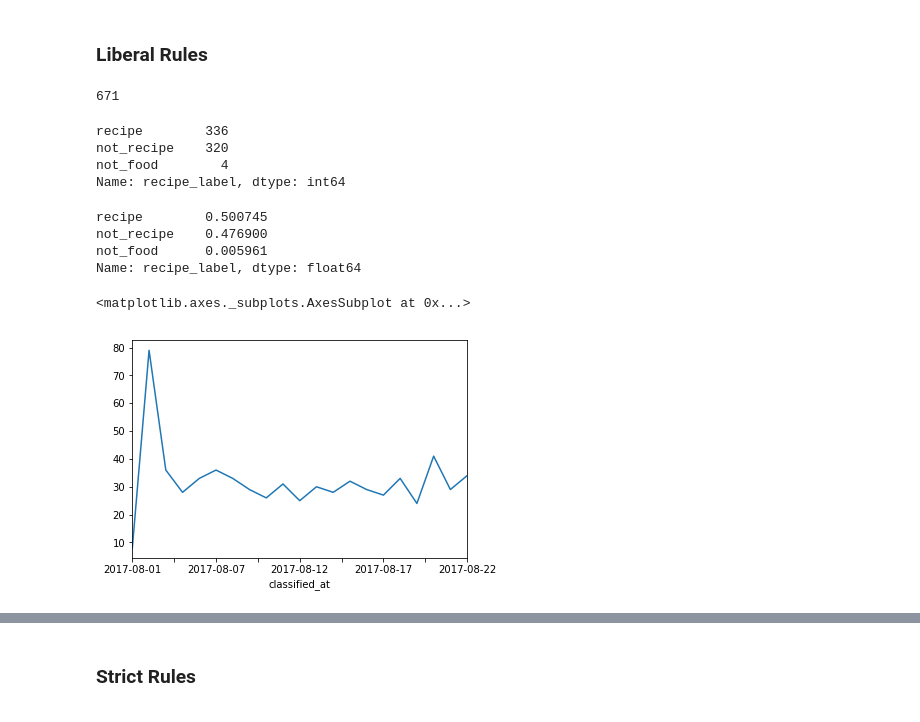
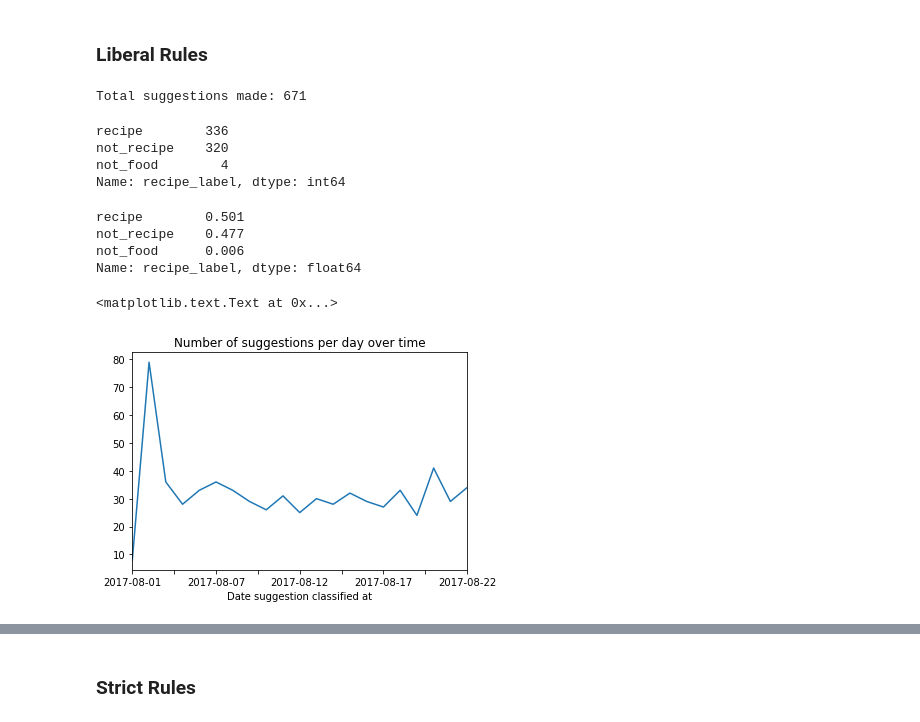
Before and after one commit to OisinB/notebooks, a Jupyter notebook: Autodraft Stats.ipynb, the cells around one changed output, grey strips where cells are left out. Drawn from its saved outputs; the diff is of its cells as text; code cells hidden in the pictures.

```diff
--- a/Autodraft Stats.ipynb
+++ b/Autodraft Stats.ipynb
@@ -7,10 +7,10 @@ import pandas as pd
 df = pd.read_csv('/Users/oisin-brogan/Downloads/user_recipes_liberal.csv')
 # %%
 liberal_rules_results = df[df.classification_method == "seperate_cnn_lstm"]
-# %%
-liberal_rules_results.shape[0]
-# %% [output]
-671
+# %%
+print ("Total suggestions made: %s" % liberal_rules_results.shape[0])
+# %% [output]
+Total suggestions made: 671
 # %%
 liberal_rules_results.recipe_label.value_counts()
 # %% [output]
@@ -19,16 +19,17 @@ not_recipe    320
 not_food        4
 Name: recipe_label, dtype: int64
 # %%
-liberal_rules_results.recipe_label.value_counts()/liberal_rules_results.shape[0]
+(liberal_rules_results.recipe_label.value_counts()/liberal_rules_results.shape[0]).round(3)
 # %% [output]
-recipe        0.500745
-not_recipe    0.476900
-not_food      0.005961
+recipe        0.501
+not_recipe    0.477
+not_food      0.006
 Name: recipe_label, dtype: float64
-# %%
-liberal_rules_results.groupby('classified_at').recipe_id.count().plot()
-# %% [output]
-<matplotlib.axes._subplots.AxesSubplot at 0x...>
-[figure, removed]
+# %%
+ax = liberal_rules_results.groupby('classified_at').recipe_id.count().plot(title = "Number of suggestions per day over time")
+ax.set_xlabel("Date suggestion classified at")
+# %% [output]
+<matplotlib.text.Text at 0x...>
+[figure, added]
 # %%
 by_user = liberal_rules_results.groupby('user_id').recipe_label.value_counts()
```
Also changed, not shown: parts of 11 cells of this notebook.
